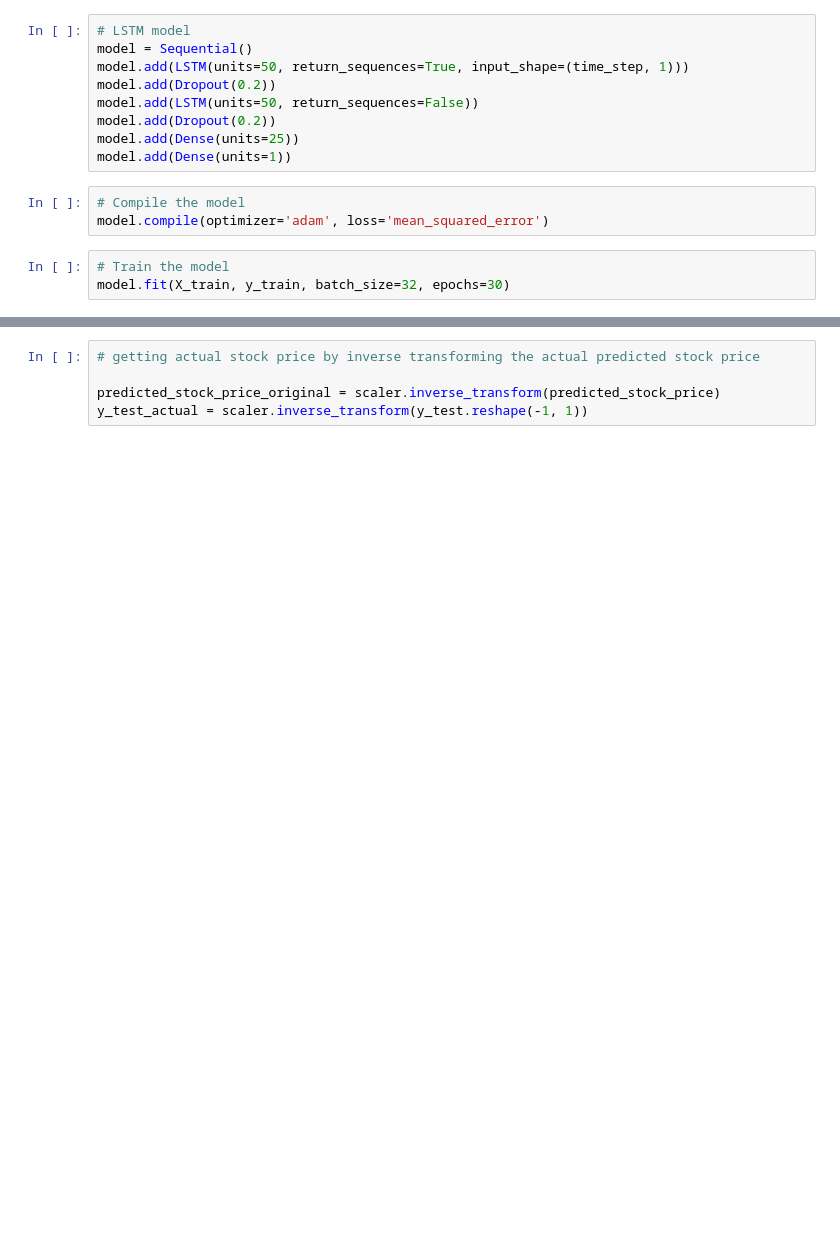
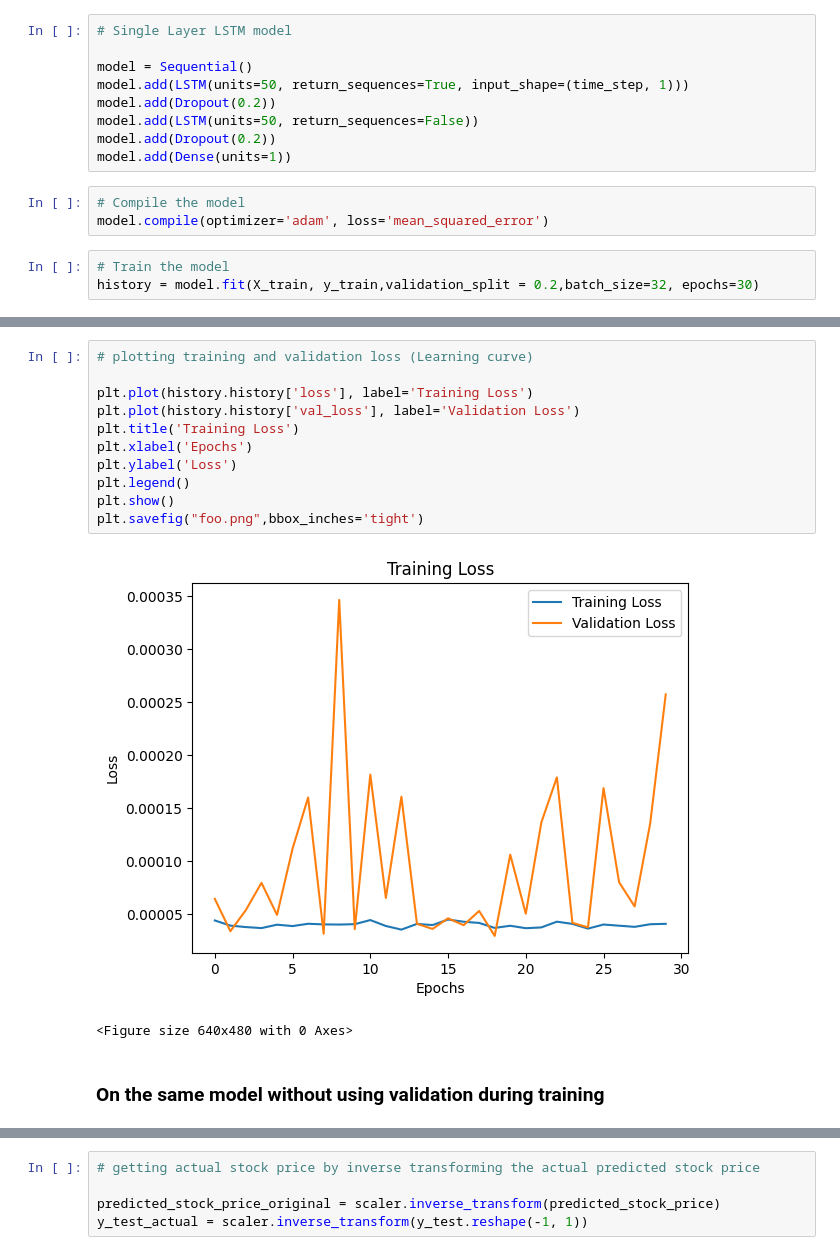
Before and after one commit to asimMahat/Stock-Market-Prediction, a Jupyter notebook: LSTM_predictor.ipynb, the cells around one changed output, grey strips where cells are left out. Cells and saved outputs as stored; diff of their text form; blank space fills up the shorter version.

Commit message:
plotting training losses and hyperparamter tuning

```diff
--- a/LSTM_predictor.ipynb
+++ b/LSTM_predictor.ipynb
@@ -189,19 +189,19 @@ X_test.shape
 # %% [output]
 (3148, 60, 1)
 # %%
-# LSTM model
+# Single Layer LSTM model
+
 model = Sequential()
 model.add(LSTM(units=50, return_sequences=True, input_shape=(time_step, 1)))
 model.add(Dropout(0.2))
 model.add(LSTM(units=50, return_sequences=False))
 model.add(Dropout(0.2))
-model.add(Dense(units=25))
 model.add(Dense(units=1))
 # %%
 # Compile the model
 model.compile(optimizer='adam', loss='mean_squared_error')
 # %%
 # Train the model
-model.fit(X_train, y_train, batch_size=32, epochs=30)
+history = model.fit(X_train, y_train,validation_split = 0.2,batch_size=32, epochs=30)
 # %% [output]
 Epoch 1/30
@@ -224,0 +224,16 @@ Epoch 30/30
+# %%
+# plotting training and validation loss (Learning curve)
+
+plt.plot(history.history['loss'], label='Training Loss')
+plt.plot(history.history['val_loss'], label='Validation Loss')
+plt.title('Training Loss')
+plt.xlabel('Epochs')
+plt.ylabel('Loss')
+plt.legend()
+plt.show()
+plt.savefig("foo.png",bbox_inches='tight')
+# %% [output]
+[figure, added]
+<Figure size 640x480 with 0 Axes>
+# %% [markdown]
+###  On the same model without using validation during training
```
Also changed, not shown: parts of 38 cells of this notebook, 2 other files.
